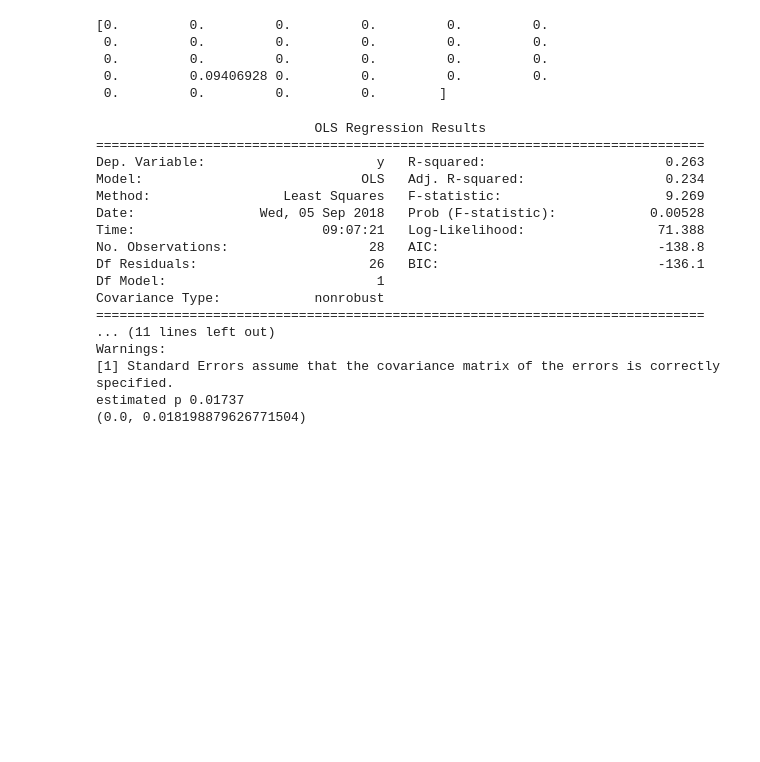
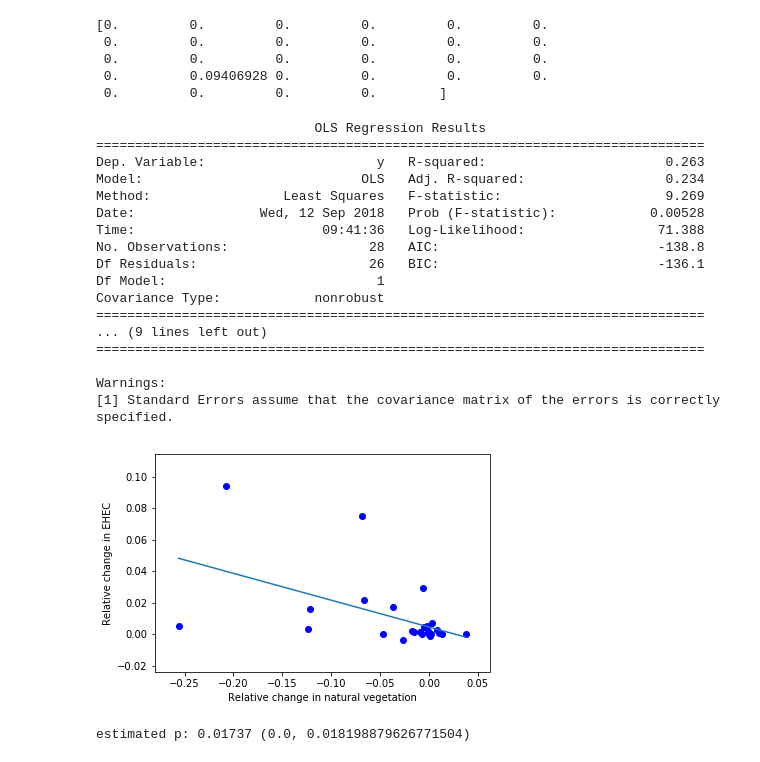
Before and after one commit to pbstark/Repro-s159-f19, a Jupyter notebook: Code/karpEtal15.ipynb, the cells around one changed output. Drawn from its saved outputs; the diff is of its cells as text; code cells hidden in the pictures; blank space fills up the shorter version.

```diff
--- a/Code/karpEtal15.ipynb
+++ b/Code/karpEtal15.ipynb
@@ -217,33 +346,33 @@ print(ecoli-ecoli_edit)
  0.         0.09406928 0.         0.         0.         0.
  0.         0.         0.         0.        ]
 # %%
-regress_edit = sm.OLS(ecoli_edit, nature1).fit()
-print(regress_edit.summary())
-coeffs_edit = regress_edit.params
+coeffs_edit = do_regress(ecoli_edit, nature1)
+
 n = len(ecoli)
 vals = np.zeros(reps)
 for i in range(reps):
     permutation = np.array(sample.fykd_sample(n, n, gen=prng))-1
     p_ecoli = ecoli_edit[permutation]
     vals[i] = sm.OLS(p_ecoli, nature1).fit().params[1]
 exceed = sum(abs(vals) >= abs(coeffs_edit[1]))
-print("estimated p", exceed/reps)
-print(binom_conf_interval(n=reps,x=exceed, alternative='upper'))
+print("estimated p:", exceed/reps, binom_conf_interval(n=reps,x=exceed, alternative='upper'))
 # %% [output]
                             OLS Regression Results
 ==============================================================================
 Dep. Variable:                      y   R-squared:                       0.263
 Model:                            OLS   Adj. R-squared:                  0.234
 Method:                 Least Squares   F-statistic:                     9.269
-Date:                Wed, 05 Sep 2018   Prob (F-statistic):            0.00528
-Time:                        09:07:21   Log-Likelihood:                 71.388
+Date:                Wed, 12 Sep 2018   Prob (F-statistic):            0.00528
+Time:                        09:41:36   Log-Likelihood:                 71.388
 No. Observations:                  28   AIC:                            -138.8
 Df Residuals:                      26   BIC:                            -136.1
 Df Model:                           1
 Covariance Type:            nonrobust
 ==============================================================================
-... (11 lines left out)
+... (9 lines left out)
+==============================================================================
+
 Warnings:
 [1] Standard Errors assume that the covariance matrix of the errors is correctly specified.
-estimated p 0.01737
-(0.0, 0.018198879626771504)
+[figure, added]
+estimated p: 0.01737 (0.0, 0.018198879626771504)
```
Also changed, not shown: parts of 20 cells of this notebook, 3 other files.
